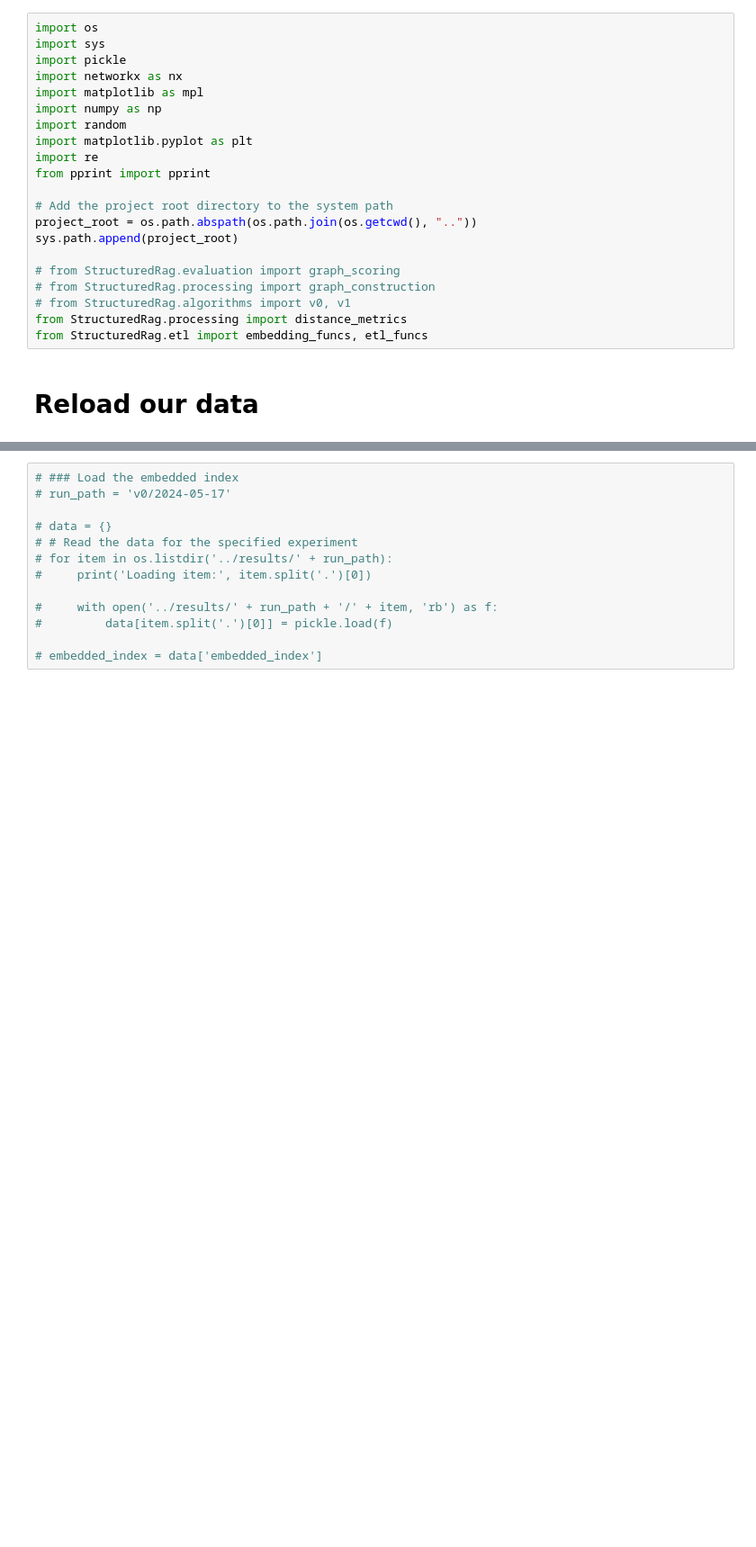
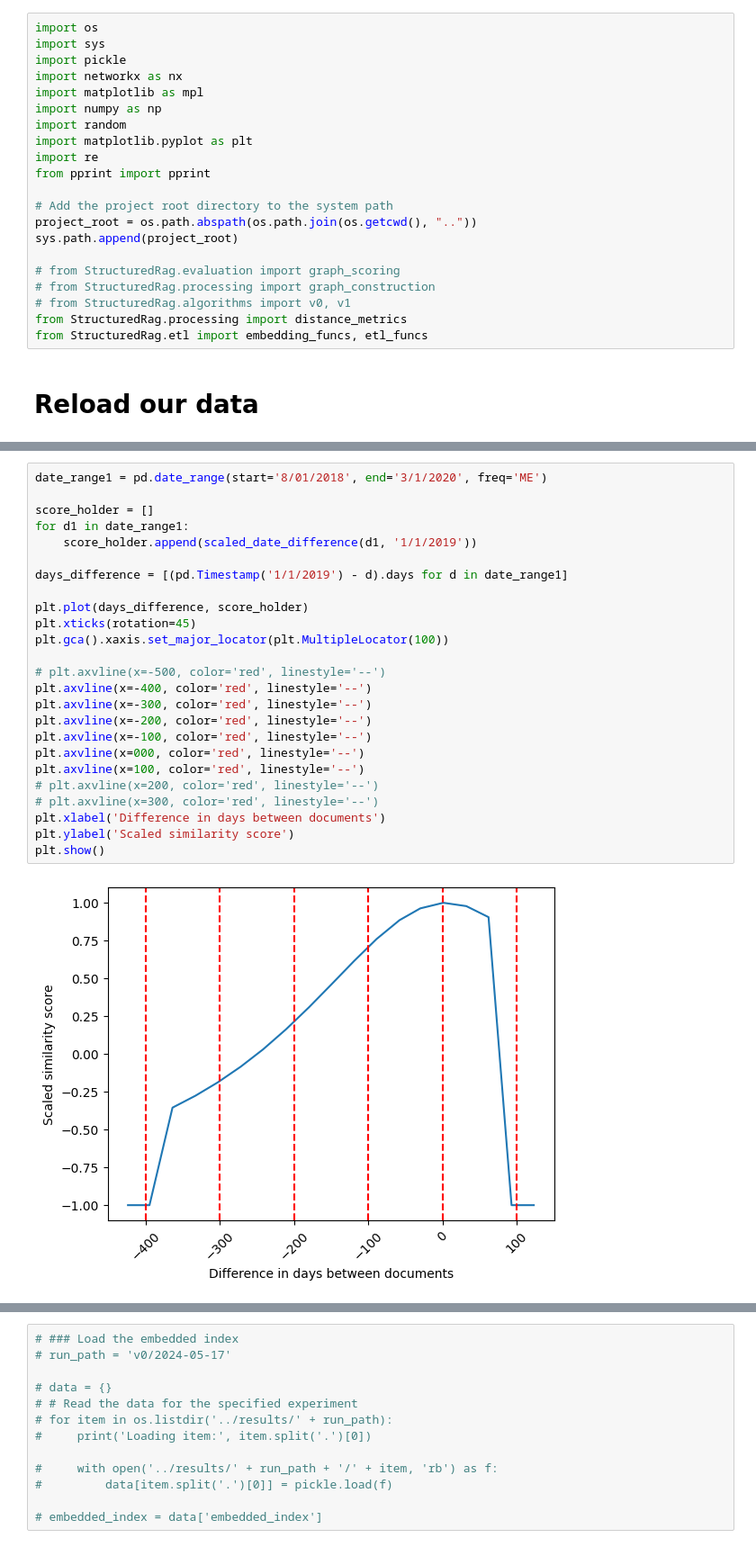
Before and after one commit to lukas-al/dissertation_rag, a Jupyter notebook: notebooks/dev.ipynb, the cells around one changed output, grey strips where cells are left out. Shown at 90% size. Drawn from its saved outputs; the diff is of its cells as text; blank space fills up the shorter version.

Commit message:
Added some charting functionality for analysis

```diff
--- a/notebooks/dev.ipynb
+++ b/notebooks/dev.ipynb
@@ -38,0 +156,27 @@ document_index = etl_funcs.load_documents(chunk_size=256)
+# %%
+date_range1 = pd.date_range(start='8/01/2018', end='3/1/2020', freq='ME')
+
+score_holder = []
+for d1 in date_range1:
+    score_holder.append(scaled_date_difference(d1, '1/1/2019'))
+
+days_difference = [(pd.Timestamp('1/1/2019') - d).days for d in date_range1]
+
+plt.plot(days_difference, score_holder)
+plt.xticks(rotation=45)
+plt.gca().xaxis.set_major_locator(plt.MultipleLocator(100))
+
+# plt.axvline(x=-500, color='red', linestyle='--')
+plt.axvline(x=-400, color='red', linestyle='--')
+plt.axvline(x=-300, color='red', linestyle='--')
+plt.axvline(x=-200, color='red', linestyle='--')
+plt.axvline(x=-100, color='red', linestyle='--')
+plt.axvline(x=000, color='red', linestyle='--')
+plt.axvline(x=100, color='red', linestyle='--')
+# plt.axvline(x=200, color='red', linestyle='--')
+# plt.axvline(x=300, color='red', linestyle='--')
+plt.xlabel('Difference in days between documents')
+plt.ylabel('Scaled similarity score')
+plt.show()
+# %% [output]
+[figure, added]
```
Also changed, not shown: parts of 7 cells of this notebook, 5 other files.
